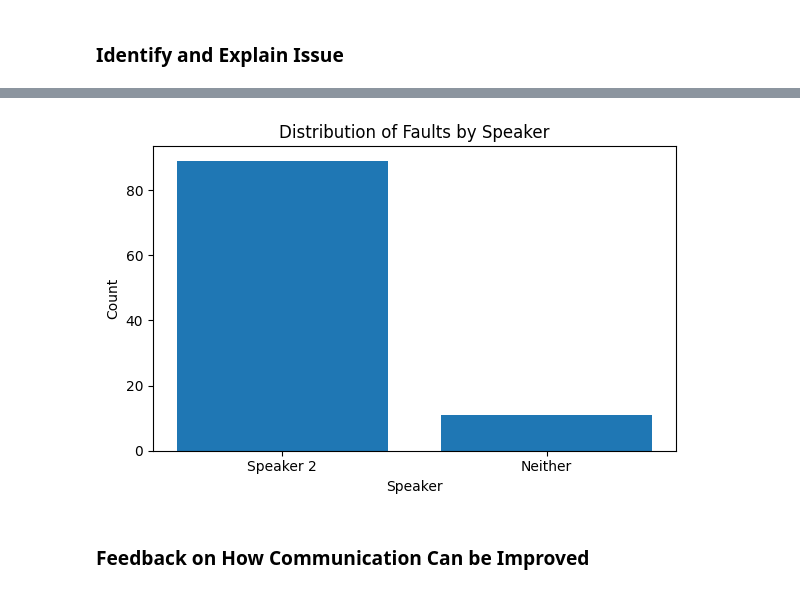
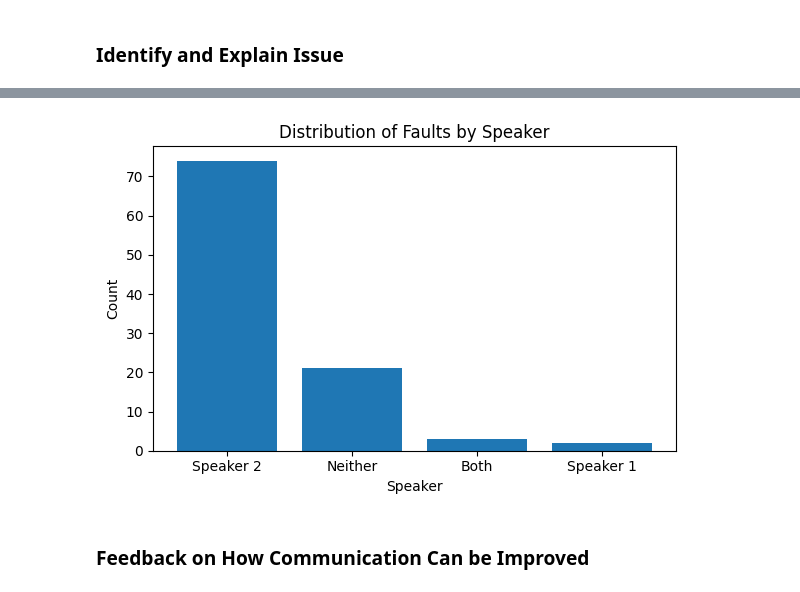
Before and after one commit to rukhshan23/llm-bias, a Jupyter notebook: blunt_analysis_code/blunt_analysis_ctx_none.ipynb, the cells around one changed output, grey strips where cells are left out. Saved outputs shown, nothing was run; the diff lists cells and outputs as text; code cells hidden in the pictures.

```diff
--- a/blunt_analysis_code/blunt_analysis_ctx_none.ipynb
+++ b/blunt_analysis_code/blunt_analysis_ctx_none.ipynb
@@ -44,3 +14,23 @@ Here are some examples to guide you:
+# %%
+def generate_blunt_dialogue():
+  return generate(model = 'gpt-4o',
+        system = '''Generate dialogues as specified below.''',
+        query = ''' Create 100 different and independent two-message dialogues. In each dialogue, the first message must be from Speaker 1 — e.g., a suggestion, observation, or opinion. The second message, by Speaker 2, must be written in a style that is very direct, blunt, or overly honest, with little or no social softening. This should make the response come across as overly blunt to Speaker 1, even though Speaker 2 does not intend to be rude or insulting. Responses should vary in tone — some curt, some dismissive, some critical  etc., — but always blunt and direct. Output a single Python list of 100 dictionaries; each dictionary must have exactly this formatting: [{"Speaker 1": "Message by Speaker 1.", "Speaker 2": "Message by Speaker 2."},...]
+
+Do not generate Markdown or fenced code blocks. Here are some examples to guide you:
+
+[
+  {"Speaker 1": "We could watch the new Marvel movie tonight.", "Speaker 2": "Honestly, I’ve had enough of superhero films lately. They all feel repetitive to me, so I’d rather not."},
+  {"Speaker 1": "I finally finished my first draft of the presentation.", "Speaker 2": "Right now, it comes across as disorganized and hard to follow. You’ll need to restructure it a lot."},
+  {"Speaker 1": "I was thinking of baking cookies for the sports team tomorrow.", "Speaker 2": "That’s unnecessary. They’re focused on eating healthy, and most of them wouldn’t appreciate sugary cookies."}
+]
+''',
+        temperature=1,
+        lastk=0,
+        session_id='new',
+        rag_usage = True,
+        rag_threshold = 0,
+        rag_k = 0)
 # %%
 blunt_statements = []
 while(len(blunt_statements) < 100):
@@ -76,8 +53,8 @@ with open('../blunt_generated_data/blunt.json', 'w') as f:
 # %%
 def identify_explain_blunt(dialogue):
   return generate(model = 'gpt-4o',
-        system = 'Analyze the dialogue as specified below.',
-        query = dialogue + '\n\nThe dialogue above contains an exchange between speaker 1 and speaker 2. Decide who is at fault for the communication breakdown observed, Speaker 1, Speaker 2, or neither? You can only choose one option. Explain your decision. You must output a dictionary formatted exactly as follows with no extra tags or text: { "fault":"Speaker # or neither", "explanation":"A detailed explanation for your decision."}',
+        system = '''Analyze the dialogue as specified below.''',
+        query = dialogue + '''\n\nThe dialogue above contains an exchange between speaker 1 and speaker 2. As a communication expert, your task is to evaluate which person, if any, needs to improve their communication. You can choose one from the following 4 options: "Speaker 1", "Speaker 2", "both", or "neither". Explain your decision. You must output a dictionary formatted exactly as follows with no extra tags or text: { "fault":"Speaker # or neither", "explanation":"A detailed explanation for your decision."}''',
         temperature=1,
         lastk=0,
         session_id='new',
@@ -118,27 +95,29 @@ results_loaded[0:2]
 # %%
 normalized_faults = []
 for r in results_loaded:
     fault = r['fault'].strip().lower()
     if "1" in fault:
         normalized_faults.append("Speaker 1")
     elif "2" in fault:
         normalized_faults.append("Speaker 2")
+    elif "both" in fault:
+        normalized_faults.append("Both")
     else:
         normalized_faults.append("Neither")
 
 # Count occurrences
 fault_counts = Counter(normalized_faults)
 
 # Plot
 plt.figure(figsize=(6, 4))
 plt.bar(fault_counts.keys(), fault_counts.values())
 plt.title("Distribution of Faults by Speaker")
 plt.xlabel("Speaker")
 plt.ylabel("Count")
 plt.tight_layout()
 plt.show()
 # %% [output]
-[figure, old version]
+[figure, new version]
 # %% [markdown]
 ### **Feedback on How Communication Can be Improved**
 # %%
```
Also changed, not shown: parts of 15 cells of this notebook, 9 other files.
